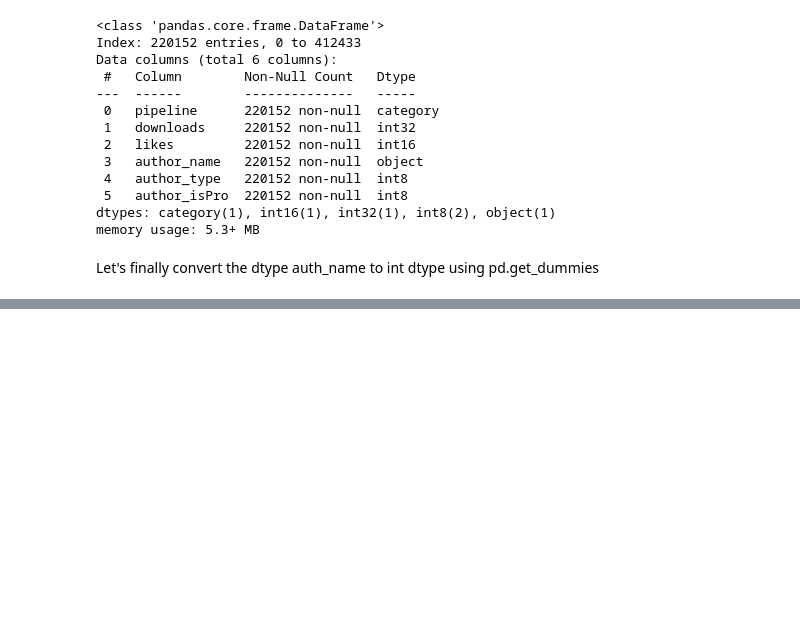
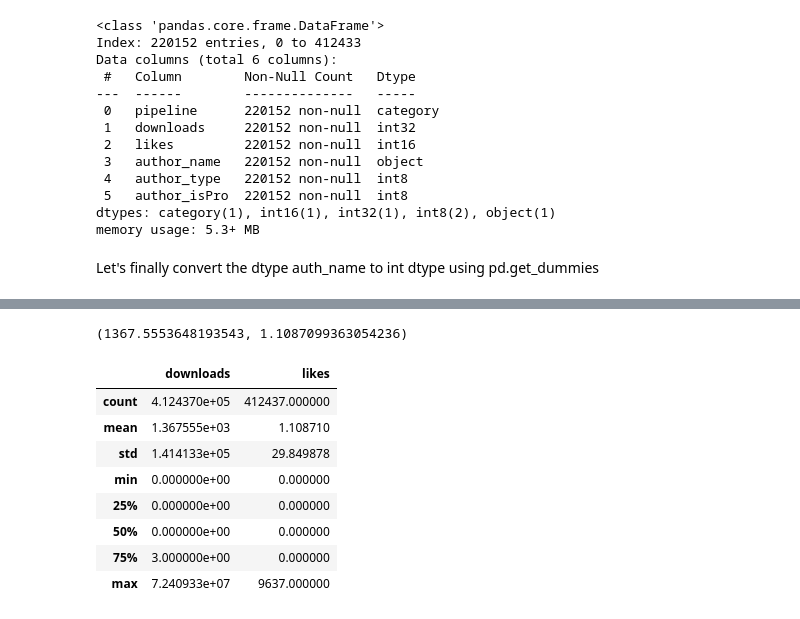
Before and after one commit to Abdullah-Nasir-Chowdhury/HuggingFace_Model-Analysis, a Jupyter notebook: hugging-face-models-analysis.ipynb, the cells around one changed output, grey strips where cells are left out. Drawn from its saved outputs; the diff is of its cells as text; code cells hidden in the pictures; blank space fills up the shorter version.

```diff
--- a/hugging-face-models-analysis.ipynb
+++ b/hugging-face-models-analysis.ipynb
@@ -1541,0 +1564,2 @@ This is not unusual but it goes to show just how important it is to allocate mem
+# %%
+df_investigation = df7.copy()
@@ -1541,0 +1630,3 @@ This is not unusual but it goes to show just how important it is to allocate mem
+# %%
+df_investigation['combined_score'] = df_investigation['downloads'] + df_investigation['likes']
+df_investigation.info()
@@ -1541,0 +1692,16 @@ This is not unusual but it goes to show just how important it is to allocate mem
+# %%
+df_investigation['downloads'].mean(), df_investigation['likes'].mean()
+# %% [output]
+(1367.5553648193543, 1.1087099363054236)
+# %%
+df_investigation[['downloads','likes']].describe()
+# %% [output]
+|  | downloads | likes |
+| count | 4.124370e+05 | 412437.000000 |
+| mean | 1.367555e+03 | 1.108710 |
+| std | 1.414133e+05 | 29.849878 |
+| min | 0.000000e+00 | 0.000000 |
+| 25% | 0.000000e+00 | 0.000000 |
+| 50% | 0.000000e+00 | 0.000000 |
+| 75% | 3.000000e+00 | 0.000000 |
+| max | 7.240933e+07 | 9637.000000 |
```
Also changed, not shown: parts of 31 cells of this notebook.
